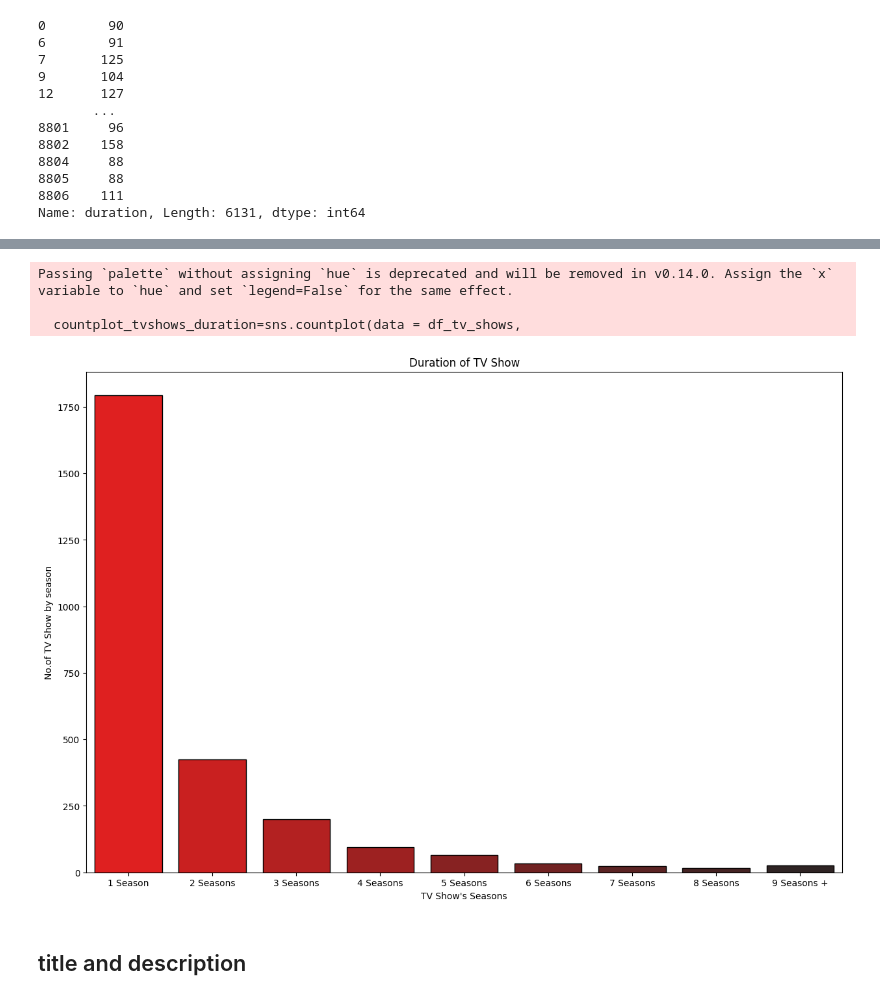
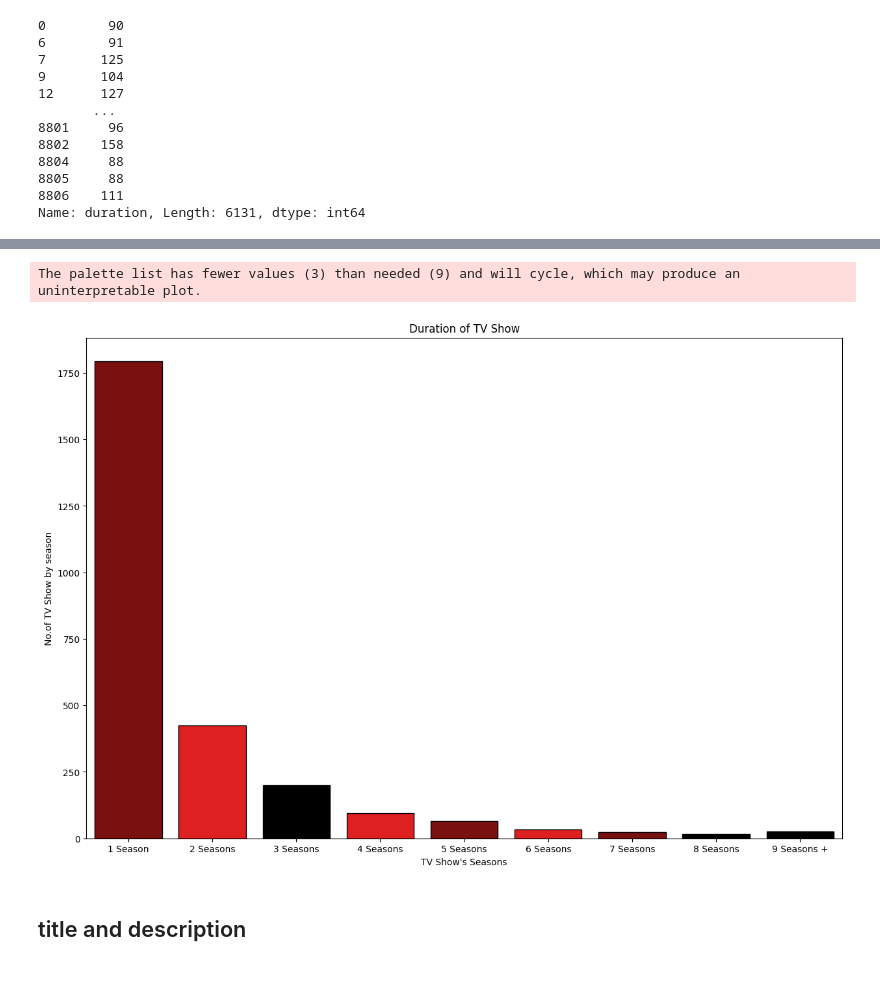
Before and after one commit to nguyen-tr-thuc/Netflix-Movies-and-TV-Shows, a Jupyter notebook: netflix_project.ipynb, the cells around one changed output, grey strips where cells are left out. Saved outputs shown, nothing was run; the diff lists cells and outputs as text; code cells hidden in the pictures.

```diff
--- a/netflix_project.ipynb
+++ b/netflix_project.ipynb
@@ -276,5 +254,5 @@ plt.show()
 # %% [markdown]
 ## Content structure by  genres
 # %%
-df_movies['genre'] = df_movies['listed_in'].apply(lambda x: x.split(",")[0])
-df_tv_shows['genre'] = df_tv_shows['listed_in'].apply(lambda x: x.split(",")[0])
+df_movies.loc[:, 'genre'] = df_movies['listed_in'].apply(lambda x: x.split(",")[0])
+df_tv_shows.loc[:, 'genre'] = df_tv_shows['listed_in'].apply(lambda x: x.split(",")[0])
@@ -371,12 +332,12 @@ Passing `palette` without assigning `hue` is deprecated and will be removed in v
 temp_duration_tvshow = df_tv_shows['duration'].apply(lambda x: int(x.split(' ')[0]) if ('Season' in str(x)) else x)
 # %%
 
-df_tv_shows.loc[temp_duration_tvshow.loc[temp_duration_tvshow == 1].index, 'duration_bin'] = '1 Season'
-df_tv_shows.loc[temp_duration_tvshow.loc[temp_duration_tvshow == 2].index, 'duration_bin'] = '2 Seasons'
-df_tv_shows.loc[temp_duration_tvshow.loc[temp_duration_tvshow == 3].index, 'duration_bin'] = '3 Seasons'
-df_tv_shows.loc[temp_duration_tvshow.loc[temp_duration_tvshow == 4].index, 'duration_bin'] = '4 Seasons'
-df_tv_shows.loc[temp_duration_tvshow.loc[temp_duration_tvshow == 5].index, 'duration_bin'] = '5 Seasons'
-df_tv_shows.loc[temp_duration_tvshow.loc[temp_duration_tvshow == 6].index, 'duration_bin'] = '6 Seasons'
-df_tv_shows.loc[temp_duration_tvshow.loc[temp_duration_tvshow == 7].index, 'duration_bin'] = '7 Seasons'
-df_tv_shows.loc[temp_duration_tvshow.loc[temp_duration_tvshow == 8].index, 'duration_bin'] = '8 Seasons'
-df_tv_shows.loc[temp_duration_tvshow.loc[temp_duration_tvshow >= 9].index, 'duration_bin'] = '9 Seasons +'
+df_tv_shows.loc[temp_duration_tvshow[temp_duration_tvshow == 1].index, 'duration_bin'] = '1 Season'
+df_tv_shows.loc[temp_duration_tvshow[temp_duration_tvshow == 2].index, 'duration_bin'] = '2 Seasons'
+df_tv_shows.loc[temp_duration_tvshow[temp_duration_tvshow == 3].index, 'duration_bin'] = '3 Seasons'
+df_tv_shows.loc[temp_duration_tvshow[temp_duration_tvshow == 4].index, 'duration_bin'] = '4 Seasons'
+df_tv_shows.loc[temp_duration_tvshow[temp_duration_tvshow == 5].index, 'duration_bin'] = '5 Seasons'
+df_tv_shows.loc[temp_duration_tvshow[temp_duration_tvshow == 6].index, 'duration_bin'] = '6 Seasons'
+df_tv_shows.loc[temp_duration_tvshow[temp_duration_tvshow == 7].index, 'duration_bin'] = '7 Seasons'
+df_tv_shows.loc[temp_duration_tvshow[temp_duration_tvshow == 8].index, 'duration_bin'] = '8 Seasons'
+df_tv_shows.loc[temp_duration_tvshow[temp_duration_tvshow >= 9].index, 'duration_bin'] = '9 Seasons +'
@@ -393,23 +348,21 @@ max_duration_tv = duration_tvshows_counts.max()
 # %%
 plt.figure(figsize=(15,10))
 countplot_tvshows_duration=sns.countplot(data = df_tv_shows,
                                          x='duration_bin',
                                          order = ['1 Season','2 Seasons','3 Seasons','4 Seasons','5 Seasons','6 Seasons','7 Seasons','8 Seasons','9 Seasons +'],
-                                         palette="dark:red_r",
-                                         edgecolor='black')
+                                         hue='duration_bin',
+                                         palette=['red', 'darkred','black'],
+                                         edgecolor='black',
+                                         legend=False  )
 plt.title('Duration of TV Show')
 plt.xlabel("TV Show's Seasons")
 plt.ylabel("No.of TV Show by season")
-#plt.xticks(rotation=20)
-#for index, value in enumerate(duration_tvshows_counts.values):
-#    countplot_tvshows_duration.text(index, value, str(value), ha='center', va='bottom')
+
 
 plt.show()
 # %% [output]
-Passing `palette` without assigning `hue` is deprecated and will be removed in v0.14.0. Assign the `x` variable to `hue` and set `legend=False` for the same effect.
-
-  countplot_tvshows_duration=sns.countplot(data = df_tv_shows,
+The palette list has fewer values (3) than needed (9) and will cycle, which may produce an uninterpretable plot.
-[figure, old version]
+[figure, new version]
 # %% [markdown]
 ## title and description
 # %%
```
Also changed, not shown: parts of 12 cells of this notebook.
